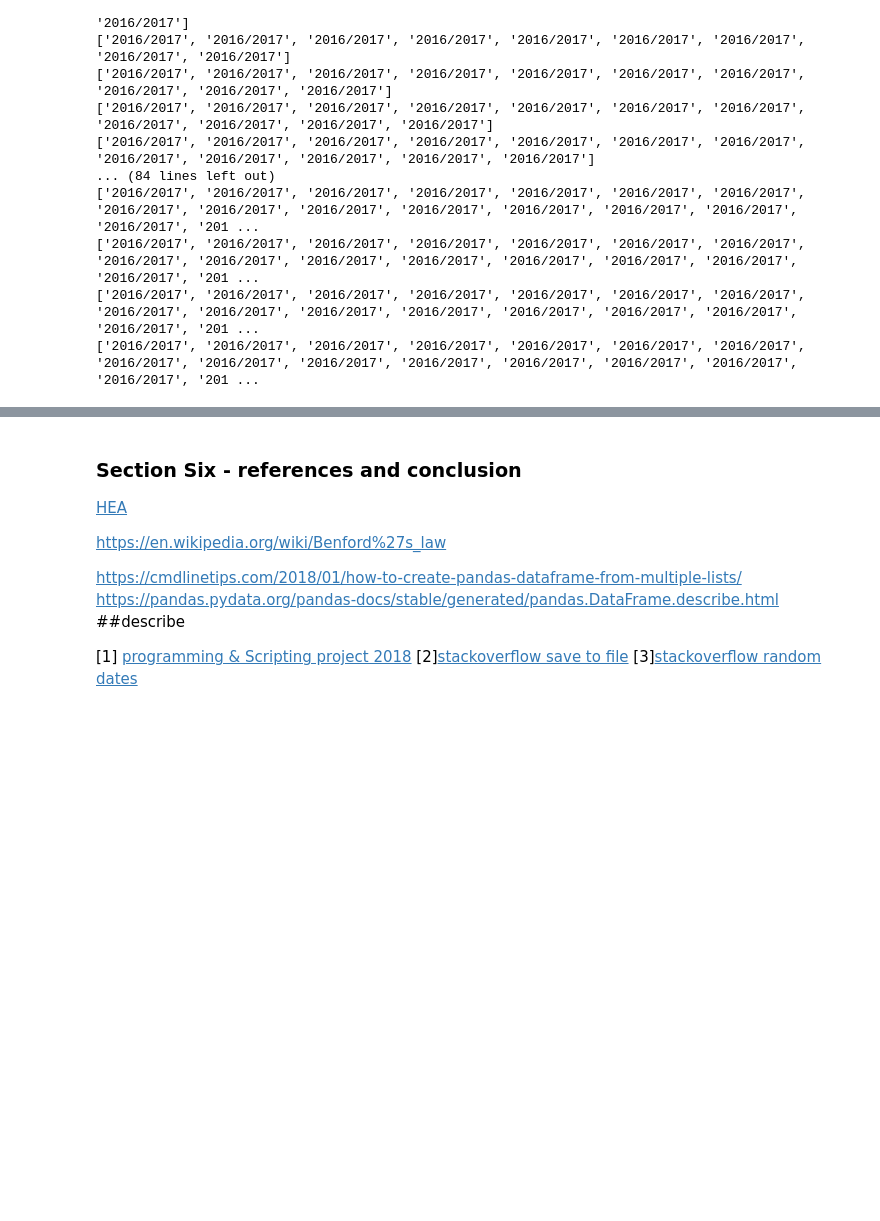
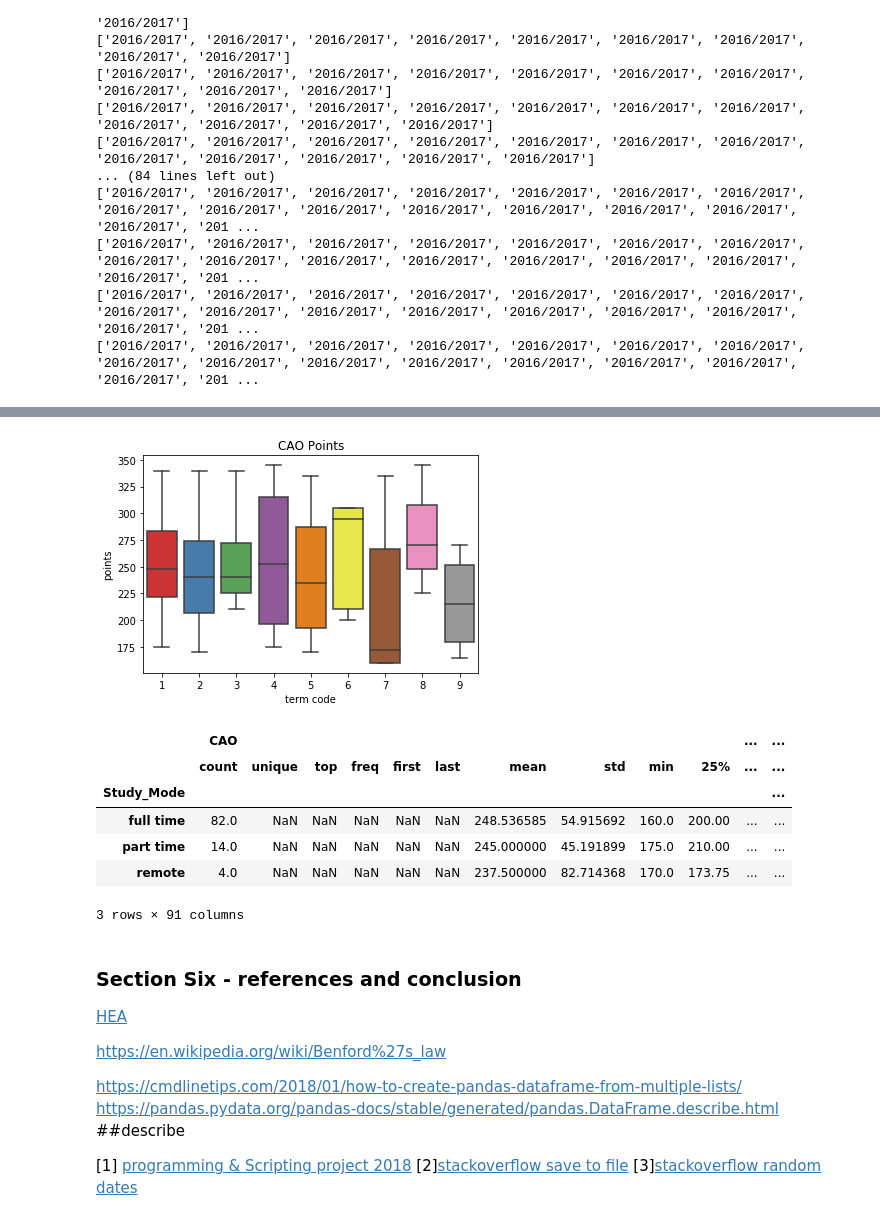
Before and after one commit to Hudsonsue/progproj, a Jupyter notebook: Project_Programming_Data_Analytics.ipynb, the cells around one changed output, grey strips where cells are left out. Drawn from its saved outputs; the diff is of its cells as text; code cells hidden in the pictures; blank space fills up the shorter version.

Commit message:
added a few graphs of synthetised dataset

```diff
--- a/Project_Programming_Data_Analytics.ipynb
+++ b/Project_Programming_Data_Analytics.ipynb
@@ -289,3 +303,20 @@ df.groupby ("Study_Mode").describe(include='all')
+# %%
+##sns.pairplot(df)
+sns.boxplot(x = 'pref', y = 'CAO', data = df, palette="Set1").set_title("CAO Points")
+##plt.legend()
+plt.ylabel('points')
+plt.xlabel('term code') # title of the x axis
+plt.show()
+df.groupby("Study_Mode").describe(include='all')
+# %% [output]
+[figure, added]
+|  | CAO |  |  |  |  |  |  |  |  |  | ... | ... |
+|  | count | unique | top | freq | first | last | mean | std | min | 25% | ... | ... |
+| Study_Mode |  |  |  |  |  |  |  |  |  |  |  | ... |
+| full time | 82.0 | NaN | NaN | NaN | NaN | NaN | 248.536585 | 54.915692 | 160.0 | 200.00 | ... | ... |
+| part time | 14.0 | NaN | NaN | NaN | NaN | NaN | 245.000000 | 45.191899 | 175.0 | 210.00 | ... | ... |
+| remote | 4.0 | NaN | NaN | NaN | NaN | NaN | 237.500000 | 82.714368 | 170.0 | 173.75 | ... | ... |
+3 rows × 91 columns
 # %% [markdown]
 ### Section Six - references and conclusion
 
```
Also changed, not shown: parts of 8 cells of this notebook, 1 other file.
